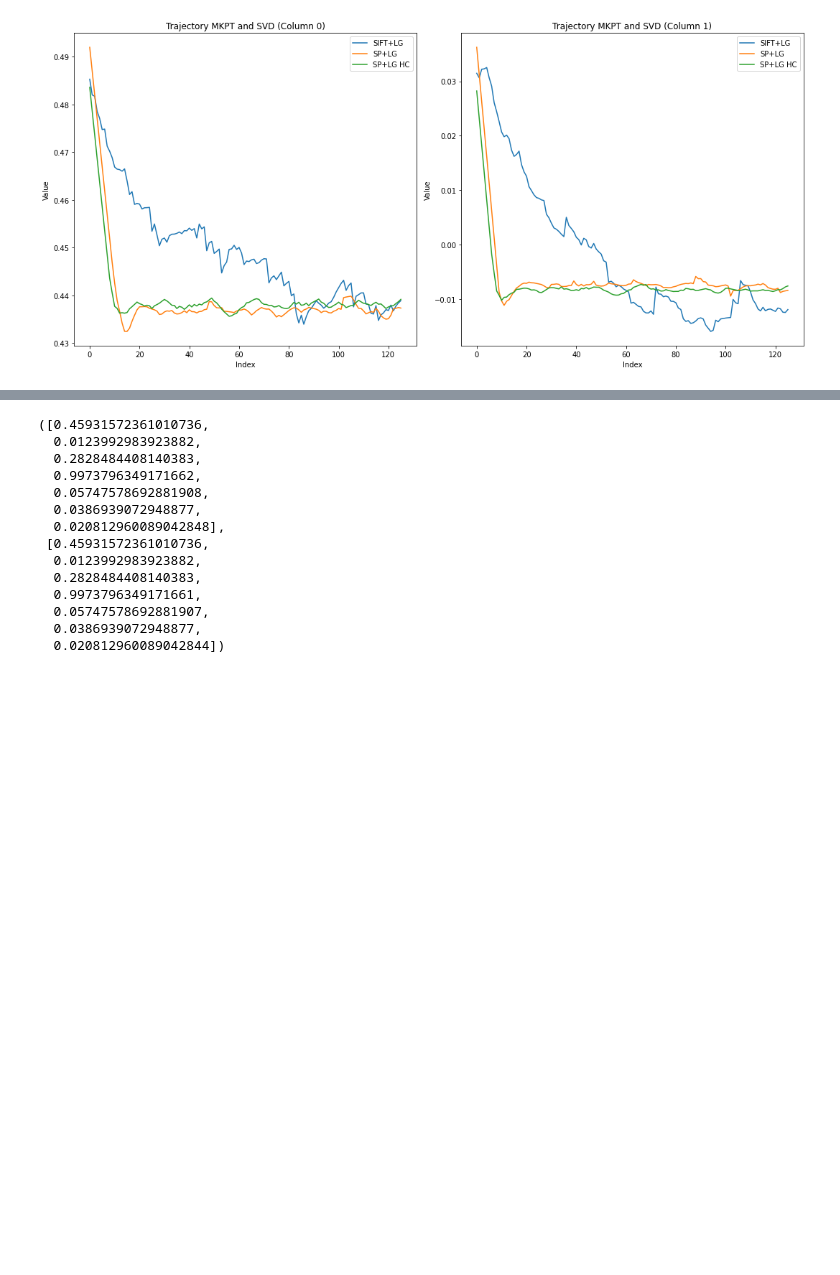
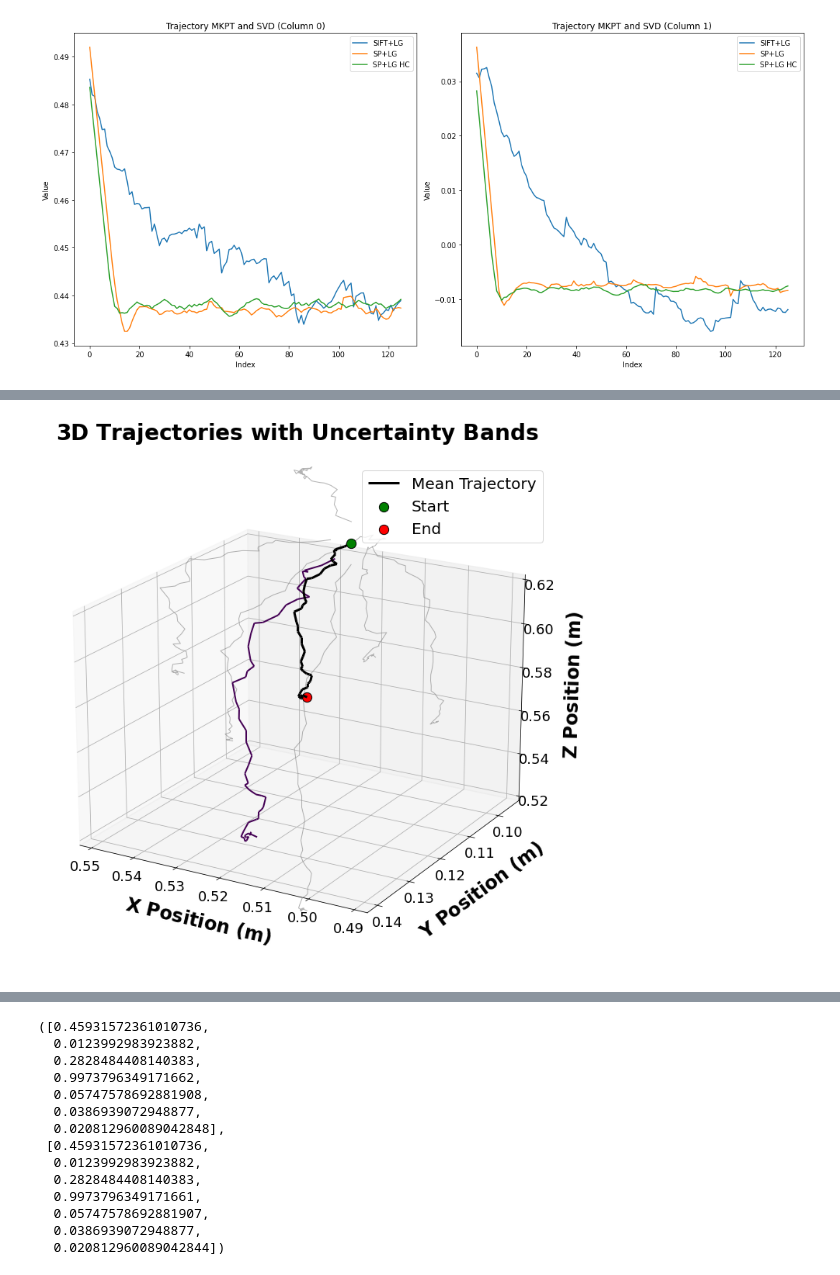
Before and after one commit to yw14218/yumi_oneshot, a Jupyter notebook: backproject.ipynb, the cells around one changed output, grey strips where cells are left out. Saved outputs shown, nothing was run; the diff lists cells and outputs as text; code cells hidden in the pictures; blank space fills up the shorter version.

```diff
--- a/backproject.ipynb
+++ b/backproject.ipynb
@@ -91,3 +91,10 @@ plt.tight_layout()
 plt.show()
 # %% [output]
 [figure]
+# %%
+# Number of files to load
+num_files = 9  # Adjust this number as needed
+
+# Load and stack the .npy files
+trajectories = np.stack([np.load(f"sharpener_no_filter{i}.npy") for i in range(num_files)])
+trajectories = np.stack([np.load(f"sharpener_no_filter{i}.npy") for i in range(7, 9)])
@@ -94,3 +227,92 @@ plt.show()
+# %%
+import matplotlib.pyplot as plt
+import numpy as np
+from mpl_toolkits.mplot3d import Axes3D
+from mpl_toolkits.mplot3d.art3d import Line3DCollection
+
+import matplotlib.pyplot as plt
+import numpy as np
+from mpl_toolkits.mplot3d import Axes3D
+from mpl_toolkits.mplot3d.art3d import Line3DCollection
+
+# Compute the mean and standard deviation across all trajectories for each point
+mean_trajectory = np.mean(trajectories, axis=0)
+std_trajectory = np.std(trajectories, axis=0)
+
+# Extract mean components
+mean_x = mean_trajectory[:, 0]
+mean_y = mean_trajectory[:, 1]
+mean_z = mean_trajectory[:, 2]
+mean_yaw = mean_trajectory[:, 3]
+
+# Extract standard deviation components
+std_x = std_trajectory[:, 0]
+std_y = std_trajectory[:, 1]
+std_z = std_trajectory[:, 2]
+
+# Large plot for better visibility
+fig = plt.figure(figsize=(16, 12))
+ax = fig.add_subplot(111, projection='3d')
+
+# Color map for multiple trajectories
+cmap = plt.get_cmap('viridis')
+colors = cmap(np.linspace(0, 1, trajectories.shape[0]))  # Different color for each trajectory
+
+# Plot individual trajectories
+for i, trajectory in enumerate(trajectories):
+    x = trajectory[:, 0]
+    y = trajectory[:, 1]
+    z = trajectory[:, 2]
+    yaw = trajectory[:, 3]
+
+    points = np.array([x, y, z]).T.reshape(-1, 1, 3)
+    segments = np.concatenate([points[:-1], points[1:]], axis=1)
+    lc = Line3DCollection(segments, color=colors[i], linewidth=2)
+    ax.add_collection3d(lc)
+
+# Plot mean trajectory
+points_mean = np.array([mean_x, mean_y, mean_z]).T.reshape(-1, 1, 3)
+segments_mean = np.concatenate([points_mean[:-1], points_mean[1:]], axis=1)
+lc_mean = Line3DCollection(segments_mean, color='black', linewidth=3, label='Mean Trajectory')
+ax.add_collection3d(lc_mean)
+
+# Plot uncertainty bands as lines (Mean ± 1 Standard Deviation)
+ax.plot(mean_x + std_x, mean_y, mean_z, color='gray', alpha=0.6, linewidth=1)
+ax.plot(mean_x - std_x, mean_y, mean_z, color='gray', alpha=0.6, linewidth=1)
+ax.plot(mean_x, mean_y + std_y, mean_z, color='gray', alpha=0.6, linewidth=1)
+ax.plot(mean_x, mean_y - std_y, mean_z, color='gray', alpha=0.6, linewidth=1)
+ax.plot(mean_x, mean_y, mean_z + std_z, color='gray', alpha=0.6, linewidth=1)
+ax.plot(mean_x, mean_y, mean_z - std_z, color='gray', alpha=0.6, linewidth=1)
+
+# Scatter the start and end points of the mean trajectory
+ax.scatter(mean_x[0], mean_y[0], mean_z[0], color='green', s=150, edgecolors='black', label='Start')
+ax.scatter(mean_x[-1], mean_y[-1], mean_z[-1], color='red', s=150, edgecolors='black', label='End')
+
+# Labels and title with larger fonts
+ax.set_xlabel(r'$\mathbf{X\ Position\ (m)}$', fontsize=24, labelpad=20)
+ax.set_ylabel(r'$\mathbf{Y\ Position\ (m)}$', fontsize=24, labelpad=20)
+ax.set_zlabel(r'$\mathbf{Z\ Position\ (m)}$', fontsize=24, labelpad=20)
+ax.set_title(r'$\mathbf{3D\ Trajectories\ with\ Uncertainty\ Bands}$', fontsize=28, pad=30)
+
+# Setting the limits for clarity (adjust as needed)
+ax.set_xlim(np.min(trajectories[:, :, 0]), np.max(trajectories[:, :, 0]))
+ax.set_ylim(np.min(trajectories[:, :, 1]), np.max(trajectories[:, :, 1]))
+ax.set_zlim(0.52, 0.62)
+
+# Set the viewing angle
+ax.view_init(elev=20, azim=120)
+
+# Add legend with larger fonts
+ax.legend(loc='upper right', fontsize=20)
+
+# Customize tick labels
+ax.tick_params(axis='both', which='major', labelsize=18)
+ax.tick_params(axis='z', which='major', labelsize=18)
+
+# Show plot
+plt.show()
+# %% [output]
+[figure, added]
 # %%
 from scipy.spatial.transform import Rotation as R
 import json
```
Also changed, not shown: parts of 9 cells of this notebook, 8 other files.
